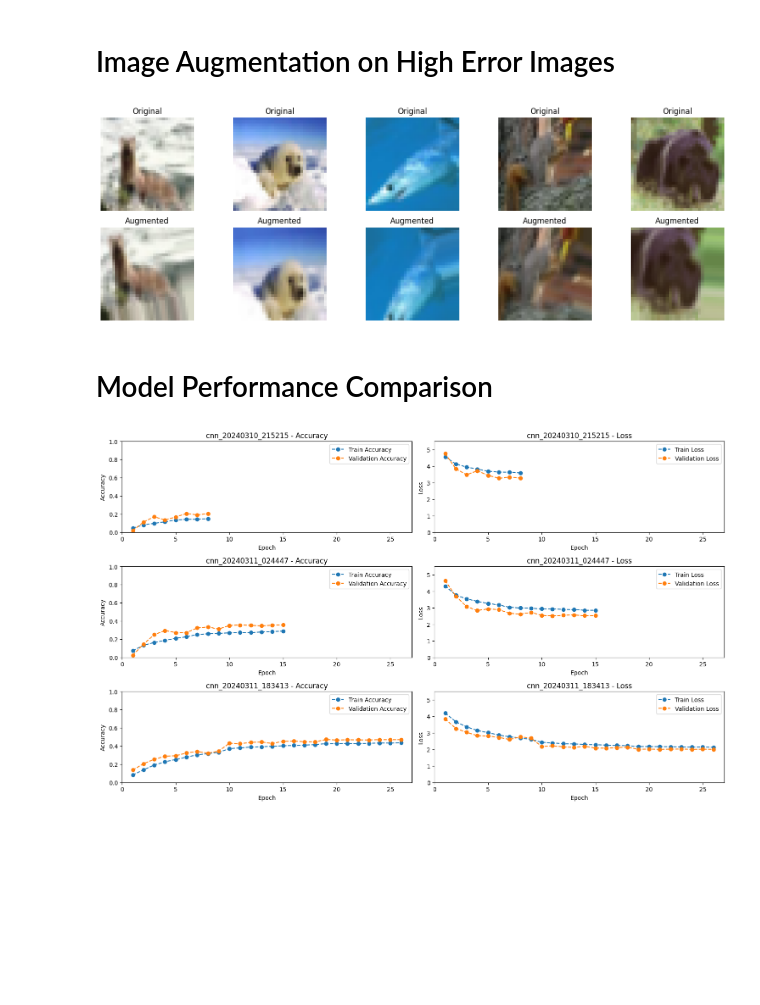
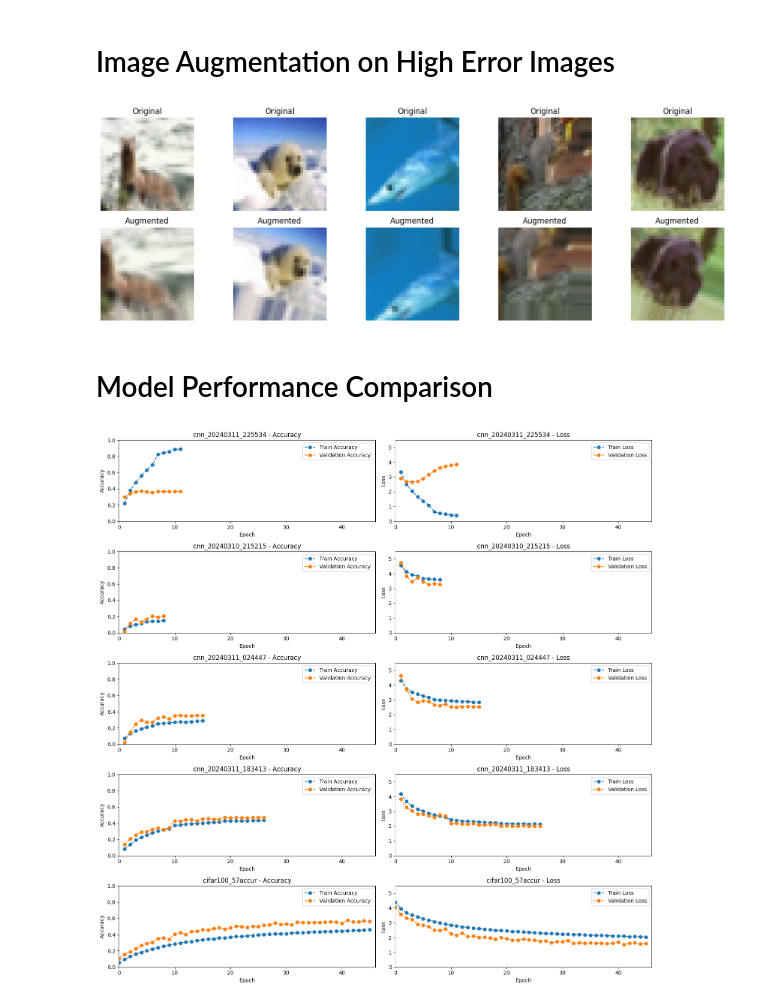
Before and after one commit to coreymunk/Deep-Learning-CIFAR-100, a Jupyter notebook: notebooks/cifar100.ipynb, the cells around one changed output. Cells and saved outputs as stored; diff of their text form; code cells hidden in the pictures; blank space fills up the shorter version.

```diff
--- a/notebooks/cifar100.ipynb
+++ b/notebooks/cifar100.ipynb
@@ -122,10 +123,9 @@ plt.ylabel('Sample Count')
 plt.xticks(np.arange(0,101, step=5))
 plt.show()
 
-
 # Display an image from each class in the dataset
 distinct_labels = np.unique(y_train_raw)
-fig, axes = plt.subplots(10, 10, figsize=(10, 10))
+fig, axes = plt.subplots(10, 10, figsize=(15, 15))
 
 for i, label in enumerate(distinct_labels):
     # Get image and label
@@ -140,7 +140,11 @@ for i, label in enumerate(distinct_labels):
     # Display image in defined grid cell
     current_image = (image.reshape((32, 32, 3)) * 255).clip(0, 255).astype(int)
     axes[row, col].imshow(current_image, interpolation='nearest')
-    axes[row, col].set_title(f"Label: {label}", fontsize=8)
+
+    # Get fine name for the label
+    fine_name = fine_names[label]
+
+    axes[row, col].set_title(f"{fine_name}", fontsize=8)  # Use fine_name for the title
     axes[row, col].axis('off')
 
 plt.tight_layout()
@@ -250,12 +254,12 @@ datagen = ImageDataGenerator(
     # samplewise_std_normalization=True,
     # zca_whitening=True,
     # zca_epsilon=1e-06,
-    rotation_range=20,
+    rotation_range=15,
     width_shift_range=0.2,
     height_shift_range=0.2,
     # brightness_range=None,
     shear_range=0.2,
-    zoom_range=0.2,
+    # zoom_range=0.2,
     # channel_shift_range=0.3,
     # fill_mode='nearest',
     # cval=0.0,
@@ -299,7 +303,7 @@ plt.show()
 optimizer=optimizers.Adam(learning_rate=0.001)
 loss = 'categorical_crossentropy'
 filters = 32
-dropout_rate = .3
+dropout_rate = .2
 kernel_size = (3,3)
 pool_size = (2,2)
 dense_units = 256
@@ -317,20 +321,14 @@ def CNN(op=optimizer, l=loss, fltr=filters, dor=dropout_rate, ks=kernel_size, ps
     m.add(layers.Conv2D(2*fltr, ks, activation='relu'))
     m.add(layers.Conv2D(4*fltr, ks, activation='relu'))
     m.add(layers.MaxPool2D(ps))
-    m.add(layers.BatchNormalization())
-    m.add(layers.Dropout(dor))
-
-    # m.add(layers.Conv2D(fltr, ks, activation='relu'))
-    # m.add(layers.Conv2D(2*fltr, ks, activation='relu'))
-    # m.add(layers.MaxPool2D(ps))
     # m.add(layers.BatchNormalization())
     # m.add(layers.Dropout(dor))
 
     m.add(layers.Flatten())
     m.add(layers.Dense(du, activation='relu'))
     m.add(layers.Dense(2*du, activation='relu'))
-    m.add(layers.BatchNormalization())
-    m.add(layers.Dropout(dor))
+    # m.add(layers.BatchNormalization())
+    # m.add(layers.Dropout(dor))
     m.add(layers.Dense(100, activation='softmax'))
 
     m.compile(
@@ -345,12 +343,12 @@ model_id = f'cnn_{datetime.now().strftime("%Y%m%d_%H%M%S")}'
 
 # Callbacks
 tensorboard = TensorBoard(log_dir = 'logs', histogram_freq = 1) # tensorboard --logdir logs
-reduce_lr = ReduceLROnPlateau(monitor='val_loss',  patience=2, factor=0.2, mode='min', min_lr= 1e-7, verbose = 1)
-early_stopping = EarlyStopping(monitor='val_loss', patience=5, verbose = 1, restore_best_weights=True)
-checkpoint = ModelCheckpoint(f'../src/models/model_{model_id}.h5', monitor='val_loss', mode='min', save_best_only=True, save_weights_only=False)
+reduce_lr = ReduceLROnPlateau(monitor='val_loss',  patience=3, factor=0.2, mode='auto', min_lr= 1e-7, verbose = 1)
+early_stopping = EarlyStopping(monitor='val_loss', patience=8, verbose = 1, restore_best_weights=True)
+checkpoint = ModelCheckpoint(f'../src/models/model_{model_id}.h5', monitor='val_loss', mode='auto', save_best_only=True, save_weights_only=False)
 
 # Train model and monitor performance using TensorBoard
-hist = model.fit(
+hist = model.fit( #x_train, y_train,
     datagen.flow(x_train, y_train, batch_size=batch_size),
     # steps_per_epoch = steps_per_epoch,
     epochs = epochs,
@@ -360,5 +358,5 @@ hist = model.fit(
     callbacks = [tensorboard, reduce_lr, early_stopping, checkpoint]
 )
 
-model_performance(hist, model, x_test, y_test)
+model_performance(hist)
 save_model_info(model, model_id, optimizer, loss, filters, dropout_rate, kernel_size, pool_size, dense_units, hist)
@@ -557,16 +574,16 @@ for i in range(num_images):
 plt.tight_layout()
 plt.show()
 # %% [output]
-[figure, old version]
+[figure, new version]
 # %% [markdown]
 # Model Performance Comparison
 # %%
 # Load the CSV data
 model_performance = pd.read_csv('model_performance.csv')
-model_ids = model_performance['model_id'].unique()
 
 # Define the list of models to include
-selected_models = ['cnn_20240310_215215', 'cnn_20240311_024447', 'cnn_20240311_183413']
+selected_models = ['cnn_20240311_225534', 'cnn_20240310_215215', 'cnn_20240311_024447', 'cnn_20240311_183413', 'cifar100_57accur']
+# selected_models = model_performance['model_id'].unique() #select all models
 
 # Find the maximum number of epochs across all models
 max_epochs = model_performance['epoch'].max() + 1
@@ -578,31 +595,31 @@ fig, axs = plt.subplots(len(selected_models), 2, figsize=(15, 3 * len(selected_m
 # Plot accuracy and loss for each model
 for i, model_id in enumerate(selected_models):
     model_data = model_performance[model_performance['model_id'] == model_id]
 
     # Plot Accuracy
     axs[i, 0].plot(model_data['epoch'], model_data['accuracy'], label='Train Accuracy', linestyle='--', marker='o')
     axs[i, 0].plot(model_data['epoch'], model_data['val_accuracy'], label='Validation Accuracy', linestyle='--', marker='o')
     axs[i, 0].set_title(f'{model_id} - Accuracy')
     axs[i, 0].set_xlabel('Epoch')
     axs[i, 0].set_ylabel('Accuracy')
     axs[i, 0].set_ylim([0, 1])
     axs[i, 0].legend()
 
     # Plot Loss
     axs[i, 1].plot(model_data['epoch'], model_data['loss'], label='Train Loss', linestyle='--', marker='o')
     axs[i, 1].plot(model_data['epoch'], model_data['val_loss'], label='Validation Loss', linestyle='--', marker='o')
     axs[i, 1].set_title(f'{model_id} - Loss')
     axs[i, 1].set_xlabel('Epoch')
     axs[i, 1].set_ylabel('Loss')
     axs[i, 1].set_ylim([0, 5.5])
     axs[i, 1].legend()
 
     # Set x-axis limits to match the plot with the most epochs
     axs[i, 0].set_xlim([0, max_epochs])
     axs[i, 1].set_xlim([0, max_epochs])
 
 # Adjust layout
 plt.tight_layout()
 plt.show()
 # %% [output]
-[figure, old version]
+[figure, new version]
```
Also changed, not shown: parts of 8 cells of this notebook, 26 other files.
